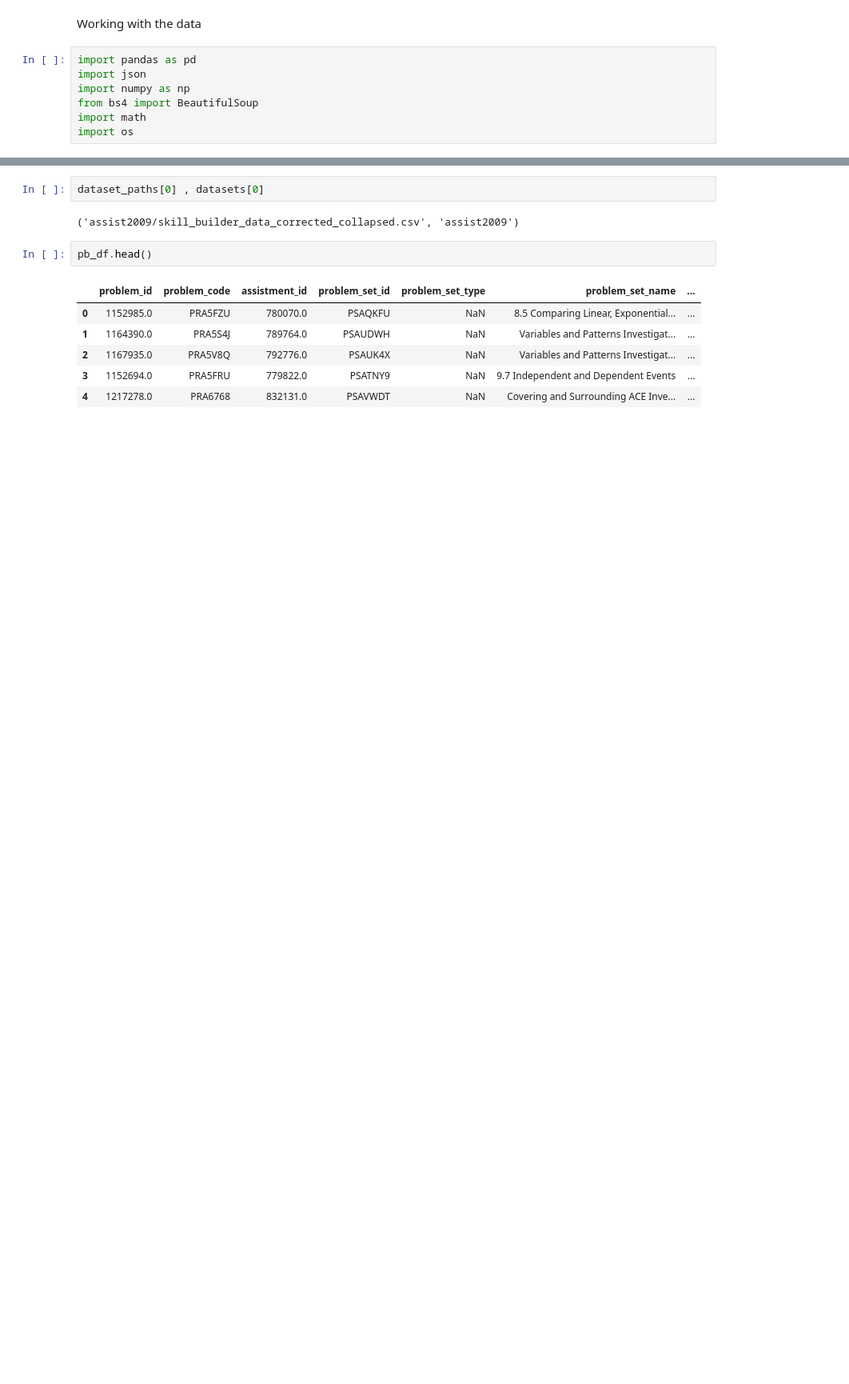
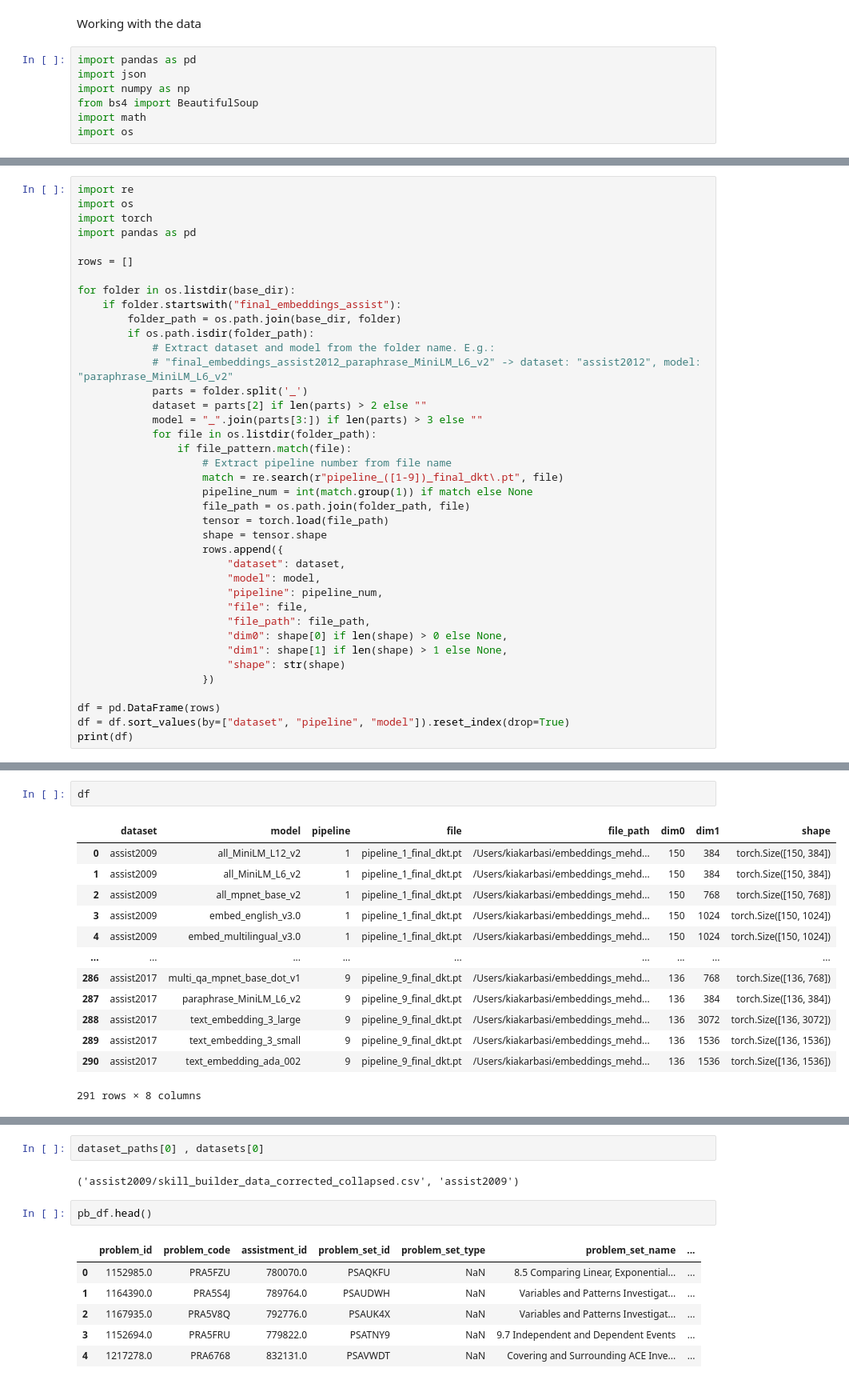
Before and after one commit to DKT-PROJECTS-UCLA/KC_Pretrained_Embeddings, a Jupyter notebook: pretrained_Embedding/questions.ipynb, the cells around one changed output, grey strips where cells are left out. Shown at 80% size. Drawn from its saved outputs; the diff is of its cells as text; blank space fills up the shorter version.

```diff
--- a/pretrained_Embedding/questions.ipynb
+++ b/pretrained_Embedding/questions.ipynb
@@ -9,0 +37,39 @@ import os
+# %%
+import re
+import os
+import torch
+import pandas as pd
+
+rows = []
+
+for folder in os.listdir(base_dir):
+    if folder.startswith("final_embeddings_assist"):
+        folder_path = os.path.join(base_dir, folder)
+        if os.path.isdir(folder_path):
+            # Extract dataset and model from the folder name. E.g.:
+            # "final_embeddings_assist2012_paraphrase_MiniLM_L6_v2" -> dataset: "assist2012", model: "paraphrase_MiniLM_L6_v2"
+            parts = folder.split('_')
+            dataset = parts[2] if len(parts) > 2 else ""
+            model = "_".join(parts[3:]) if len(parts) > 3 else ""
+            for file in os.listdir(folder_path):
+                if file_pattern.match(file):
+                    # Extract pipeline number from file name
+                    match = re.search(r"pipeline_([1-9])_final_dkt\.pt", file)
+                    pipeline_num = int(match.group(1)) if match else None
+                    file_path = os.path.join(folder_path, file)
+                    tensor = torch.load(file_path)
+                    shape = tensor.shape
+                    rows.append({
+                        "dataset": dataset,
+                        "model": model,
+                        "pipeline": pipeline_num,
+                        "file": file,
+                        "file_path": file_path,
+                        "dim0": shape[0] if len(shape) > 0 else None,
+                        "dim1": shape[1] if len(shape) > 1 else None,
+                        "shape": str(shape)
+                    })
+
+df = pd.DataFrame(rows)
+df = df.sort_values(by=["dataset", "pipeline", "model"]).reset_index(drop=True)
+print(df)
@@ -9,0 +116,16 @@ import os
+# %%
+df
+# %% [output]
+|  | dataset | model | pipeline | file | file_path | dim0 | dim1 | shape |
+| 0 | assist2009 | all_MiniLM_L12_v2 | 1 | pipeline_1_final_dkt.pt | /Users/kiakarbasi/embeddings_mehd... | 150 | 384 | torch.Size([150, 384]) |
+| 1 | assist2009 | all_MiniLM_L6_v2 | 1 | pipeline_1_final_dkt.pt | /Users/kiakarbasi/embeddings_mehd... | 150 | 384 | torch.Size([150, 384]) |
+| 2 | assist2009 | all_mpnet_base_v2 | 1 | pipeline_1_final_dkt.pt | /Users/kiakarbasi/embeddings_mehd... | 150 | 768 | torch.Size([150, 768]) |
+| 3 | assist2009 | embed_english_v3.0 | 1 | pipeline_1_final_dkt.pt | /Users/kiakarbasi/embeddings_mehd... | 150 | 1024 | torch.Size([150, 1024]) |
+| 4 | assist2009 | embed_multilingual_v3.0 | 1 | pipeline_1_final_dkt.pt | /Users/kiakarbasi/embeddings_mehd... | 150 | 1024 | torch.Size([150, 1024]) |
+| ... | ... | ... | ... | ... | ... | ... | ... | ... |
+| 286 | assist2017 | multi_qa_mpnet_base_dot_v1 | 9 | pipeline_9_final_dkt.pt | /Users/kiakarbasi/embeddings_mehd... | 136 | 768 | torch.Size([136, 768]) |
+| 287 | assist2017 | paraphrase_MiniLM_L6_v2 | 9 | pipeline_9_final_dkt.pt | /Users/kiakarbasi/embeddings_mehd... | 136 | 384 | torch.Size([136, 384]) |
+| 288 | assist2017 | text_embedding_3_large | 9 | pipeline_9_final_dkt.pt | /Users/kiakarbasi/embeddings_mehd... | 136 | 3072 | torch.Size([136, 3072]) |
+| 289 | assist2017 | text_embedding_3_small | 9 | pipeline_9_final_dkt.pt | /Users/kiakarbasi/embeddings_mehd... | 136 | 1536 | torch.Size([136, 1536]) |
+| 290 | assist2017 | text_embedding_ada_002 | 9 | pipeline_9_final_dkt.pt | /Users/kiakarbasi/embeddings_mehd... | 136 | 1536 | torch.Size([136, 1536]) |
+291 rows × 8 columns
```
Also changed, not shown: parts of 6 cells of this notebook, 30 other files.
